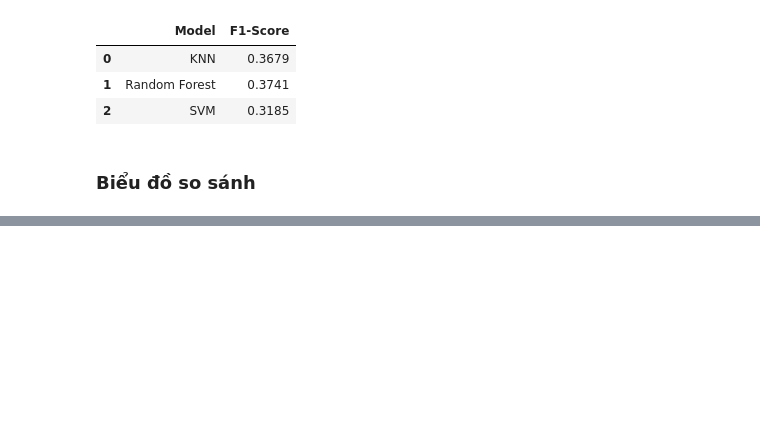
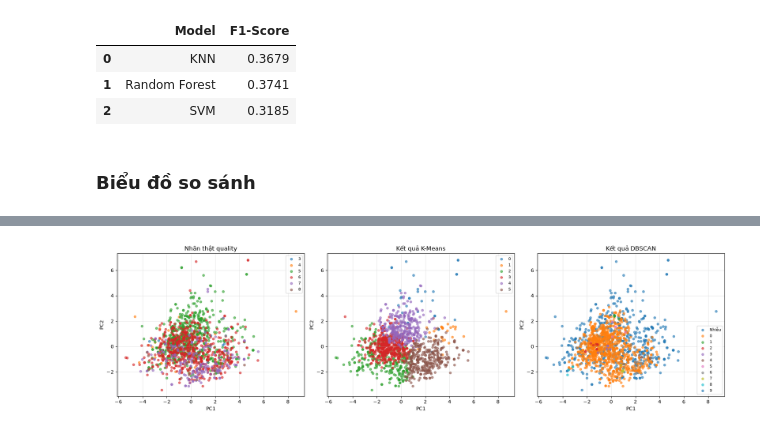
Before and after one commit to GH2909/D09_WineQuality_Red_MachineLearning, a Jupyter notebook: notebook/WineQuality.ipynb, the cells around one changed output, grey strips where cells are left out. Cells and saved outputs as stored; diff of their text form; code cells hidden in the pictures; blank space fills up the shorter version.

Commit message:
step-4: fix finally

```diff
--- a/notebook/WineQuality.ipynb
+++ b/notebook/WineQuality.ipynb
@@ -411,0 +482,10 @@ plt.show()
+# %%
+dbscan = DBSCAN(
+    eps=1.3,
+    min_samples=5
+)
+
+dbscan_labels = dbscan.fit_predict(X_cluster_scaled)
+
+dbscan_counts = pd.Series(dbscan_labels, name="DBSCAN cluster").value_counts().sort_index()
+dbscan_counts
@@ -411,0 +587,50 @@ plt.show()
+# %%
+# Dùng lại kết quả PCA từ Step 2 nếu đã có.
+# Nếu chạy riêng Step 4 thì tạo PCA tạm để vẽ biểu đồ.
+if "df_pca" in globals():
+    plot_df = df_pca.copy()
+else:
+    from sklearn.decomposition import PCA
+
+    pca_temp = PCA(n_components=2)
+    X_pca_temp = pca_temp.fit_transform(X_cluster_scaled)
+
+    plot_df = pd.DataFrame(
+        X_pca_temp,
+        columns=["PC1", "PC2"]
+    )
+    plot_df["quality"] = y_true.values
+
+plot_df["K-Means"] = kmeans_labels
+plot_df["DBSCAN"] = dbscan_labels
+
+fig, axes = plt.subplots(1, 3, figsize=(18, 5))
+plots = [
+    ("quality", "Nhãn thật quality"),
+    ("K-Means", "Kết quả K-Means"),
+    ("DBSCAN", "Kết quả DBSCAN")
+]
+
+for ax, (column, title) in zip(axes, plots):
+    for label in sorted(plot_df[column].unique()):
+        data = plot_df[plot_df[column] == label]
+        label_name = "Nhiễu" if label == -1 else label
+
+        ax.scatter(
+            data["PC1"],
+            data["PC2"],
+            label=label_name,
+            alpha=0.6,
+            s=20
+        )
+
+    ax.set_title(title)
+    ax.set_xlabel("PC1")
+    ax.set_ylabel("PC2")
+    ax.legend(fontsize=8)
+    ax.grid(True, alpha=0.3)
+
+plt.tight_layout()
+plt.show()
+# %% [output]
+[figure, added]
```
Also changed, not shown: parts of 14 cells of this notebook, 2 other files.
